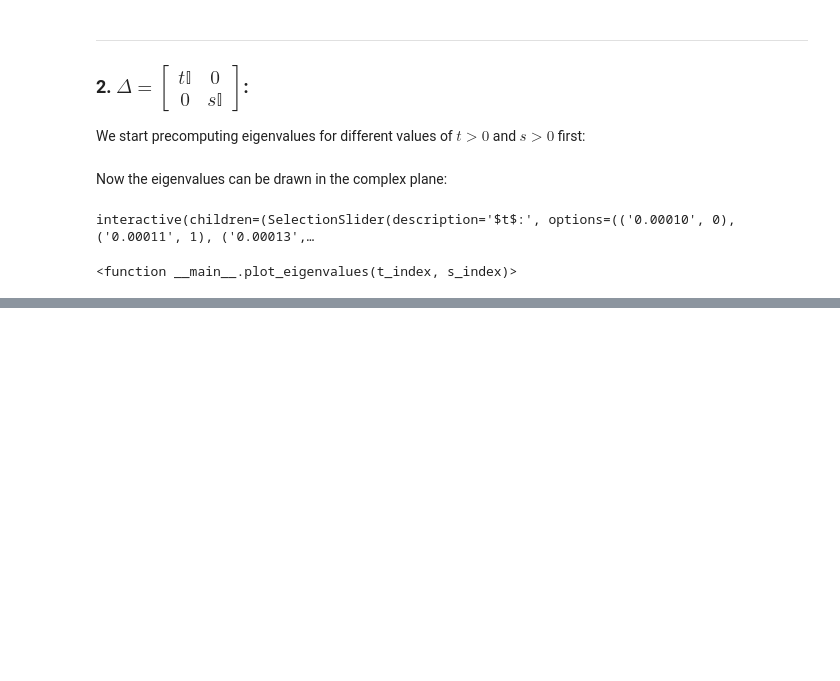
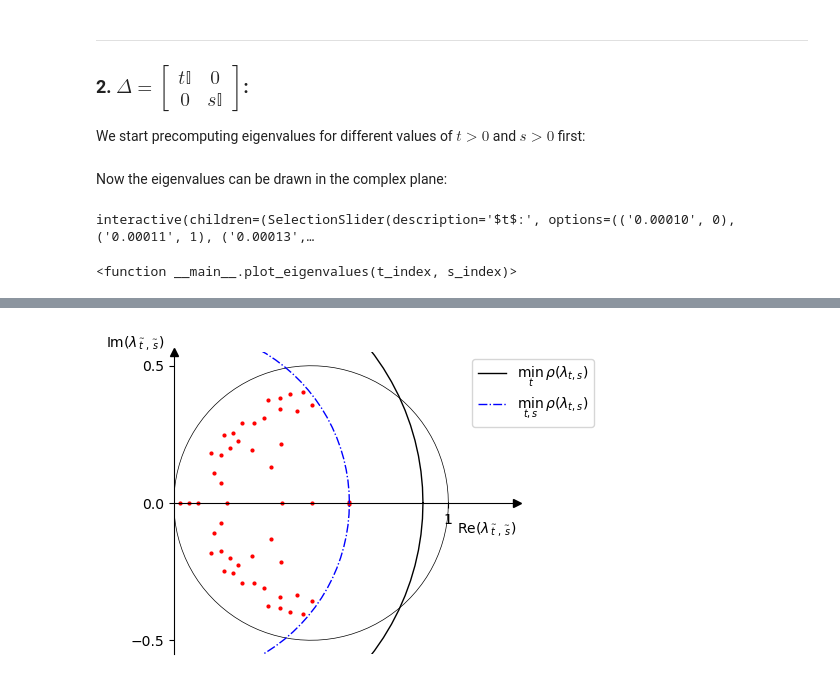
Before and after one commit to j-marquardt/adaptive-stepsizes-dr, a Jupyter notebook: eigenvalues-in-complex-plane.ipynb, the cells around one changed output, grey strips where cells are left out. Drawn from its saved outputs; the diff is of its cells as text; code cells hidden in the pictures; blank space fills up the shorter version.

```diff
--- a/eigenvalues-in-complex-plane.ipynb
+++ b/eigenvalues-in-complex-plane.ipynb
@@ -207,0 +407,36 @@ interactive(children=(SelectionSlider(description='$t$:', options=(('0.00010', 0
+# %%
+# last plot for both fixed t and s
+_, ax_all_fixed = get_styled_figure('$\lambda_{\overset{\sim}{t},\overset{\sim}{s}}$')
+
+# eigenvalues and the indices have been precomputed before
+ax_all_fixed.scatter(eigenvalues_ts[t_index_best][s_index_best].real,
+                eigenvalues_ts[t_index_best][s_index_best].imag,
+                color="red",
+                s=4,
+                zorder=2
+              )
+
+# plot the two circles from before again
+ax_all_fixed.plot(spec_circle_x,
+            spec_circle_y,
+            color="black",
+            lw=1,
+            zorder=3,
+            label=r"$\min_t\,\rho(\lambda_{t,s})$"
+)
+ax_all_fixed.plot(spec_st_circle_x,
+            spec_st_circle_y,
+            color="blue",
+            lw=1,
+            zorder=3,
+            linestyle="-.",
+            label=r"$\min_{t,s}\,\rho(\lambda_{t,s})$"
+)
+
+ax_all_fixed.legend(bbox_to_anchor=(0.85, 1))
+
+# show plot and eventually store it for usage out of notebook
+# plt.savefig("eigenvalues_fixed_s_t.png", dpi=300, bbox_inches='tight')
+plt.show()
+# %% [output]
+[figure, added]
```
Also changed, not shown: parts of 13 cells of this notebook.
